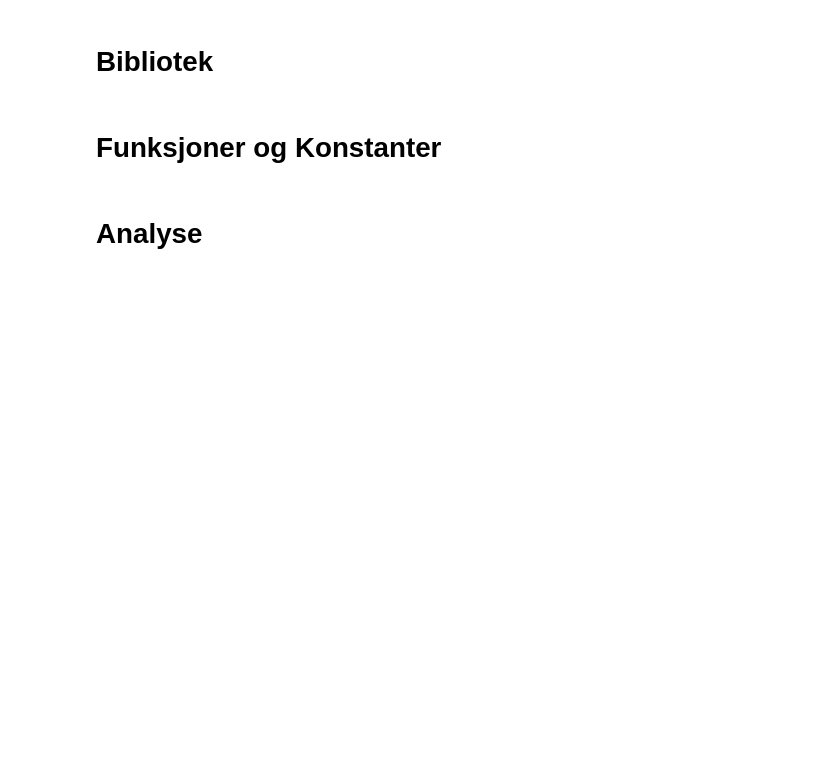
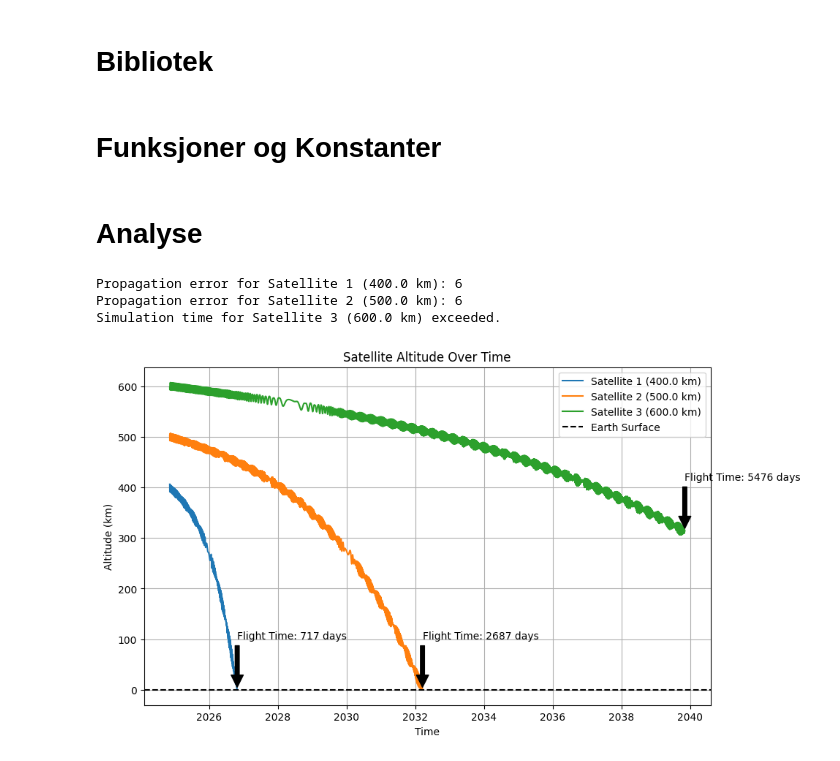
Before and after one commit to SkaugJr/TTK4265-OptiskFjernmaaling, a Jupyter notebook: Prosjekt3/orbit.ipynb, the cells around one changed output. Cells and saved outputs as stored; diff of their text form; code cells hidden in the pictures; blank space fills up the shorter version.

Commit message:
Flight Time

```diff
--- a/Prosjekt3/orbit.ipynb
+++ b/Prosjekt3/orbit.ipynb
@@ -364,7 +364,7 @@ def plot_orbit_heights(tle_lines):
     earth_radius = 6378.1
 
     # Maximum simulation duration
-    max_duration = timedelta(days=365 * 5)
+    max_duration = timedelta(days=365 * 15)
 
     # Initialize plot
     plt.figure(figsize=(10, 6))
@@ -406,8 +406,18 @@ def plot_orbit_heights(tle_lines):
             # Increment time
             current_time += time_step
 
+        # Calculate total flight time
+        total_flight_time = times[-1] - start_time
+
         # Plot the altitude over time
         plt.plot(times, altitudes, label=label)
+
+        # Annotate the flight time
+        plt.annotate(f"Flight Time: {total_flight_time.days} days",
+                     xy=(times[-1], altitudes[-1]),
+                     xytext=(times[-1], altitudes[-1] + 100),
+                     arrowprops=dict(facecolor='black', shrink=0.05),
+                     fontsize=10, color='black')
 
     # Finalize plot
     plt.axhline(y=0, color='k', linestyle='--', label='Earth Surface')
@@ -423,32 +433,37 @@ def plot_orbit_heights(tle_lines):
 tle_lines = [
     # ISS (LEO)
     (('1 25544U 98067A   20334.54791667  .00016717  00000-0  10270-3 0  9000',
       '2 25544  51.6442  21.4614 0001448  45.3583 314.7000 15.49112345  9000'), 'ISS (LEO)'),
 
     # GPS BIIR-2 (MEO)
     (('1 24876U 97035A   20334.54791667  .00000023  00000-0  00000-0 0  9993',
       '2 24876  54.8990  56.0000 0000001  56.0000  56.0000  2.00562500  9993'), 'GPS BIIR-2 (MEO)'),
 
     # Molniya 1-93 (HEO)
     (('1 24779U 97017A   20334.54791667  .00000023  00000-0  00000-0 0  9993',
       '2 24779  62.8000  56.0000 0000001  56.0000  56.0000  2.00562500  9993'), 'Molniya 1-93 (HEO)'),
 
     # SES-1 (Geostationary)
     (('1 36516U 10018A   20334.54791667  .00000023  00000-0  00000-0 0  9993',
       '2 36516   0.0180  92.0000 0000001  92.0000 268.0000  1.00270000  9993'), 'SES-1 (GEO)')
 ]
 
 # Altitudes for which we want to calculate orbital parameters
 altitudes = [400, 500, 600]
 orbital_params = calc_sun_sync_params(altitudes)
 orbit_tle = generate_tle(orbital_params)
 
 ## Display the orbital parameters
 #print(orbital_params)
 #print(orbit_tle)
 #print(orbital_params['Period (minutes)'][0])
 
 ## Plot the orbits of the satellites
-plot_orbits(orbit_tle, time_delta=4*orbital_params['Period (minutes)'][2])
-plot_map(orbit_tle, time_delta=4*orbital_params['Period (minutes)'][2])
+#plot_orbits(orbit_tle, time_delta=4*orbital_params['Period (minutes)'][2])
+#plot_map(orbit_tle, time_delta=4*orbital_params['Period (minutes)'][2])
 plot_orbit_heights(orbit_tle)
+# %% [output]
+Propagation error for Satellite 1 (400.0 km): 6
+Propagation error for Satellite 2 (500.0 km): 6
+Simulation time for Satellite 3 (600.0 km) exceeded.
+[figure, added]
```
